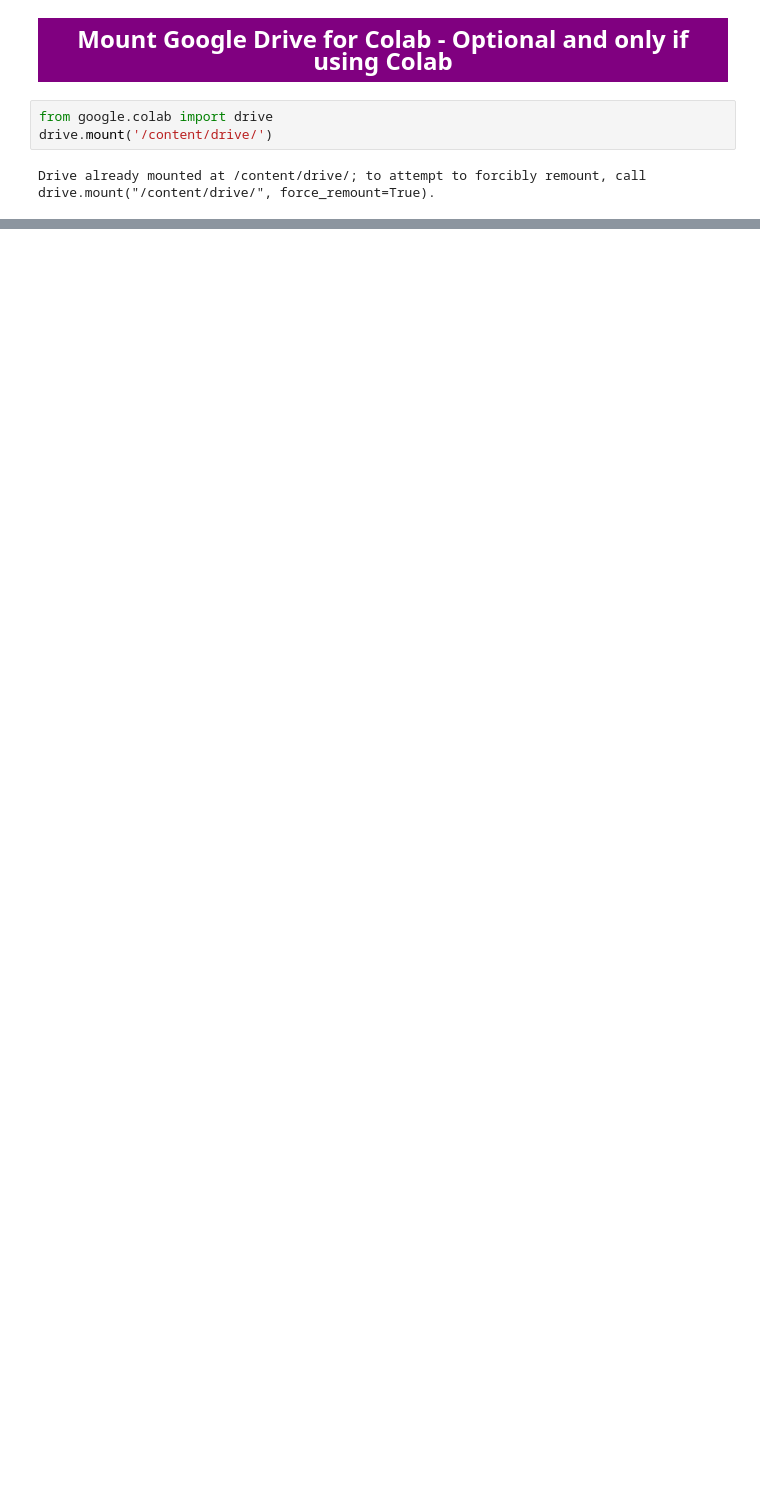
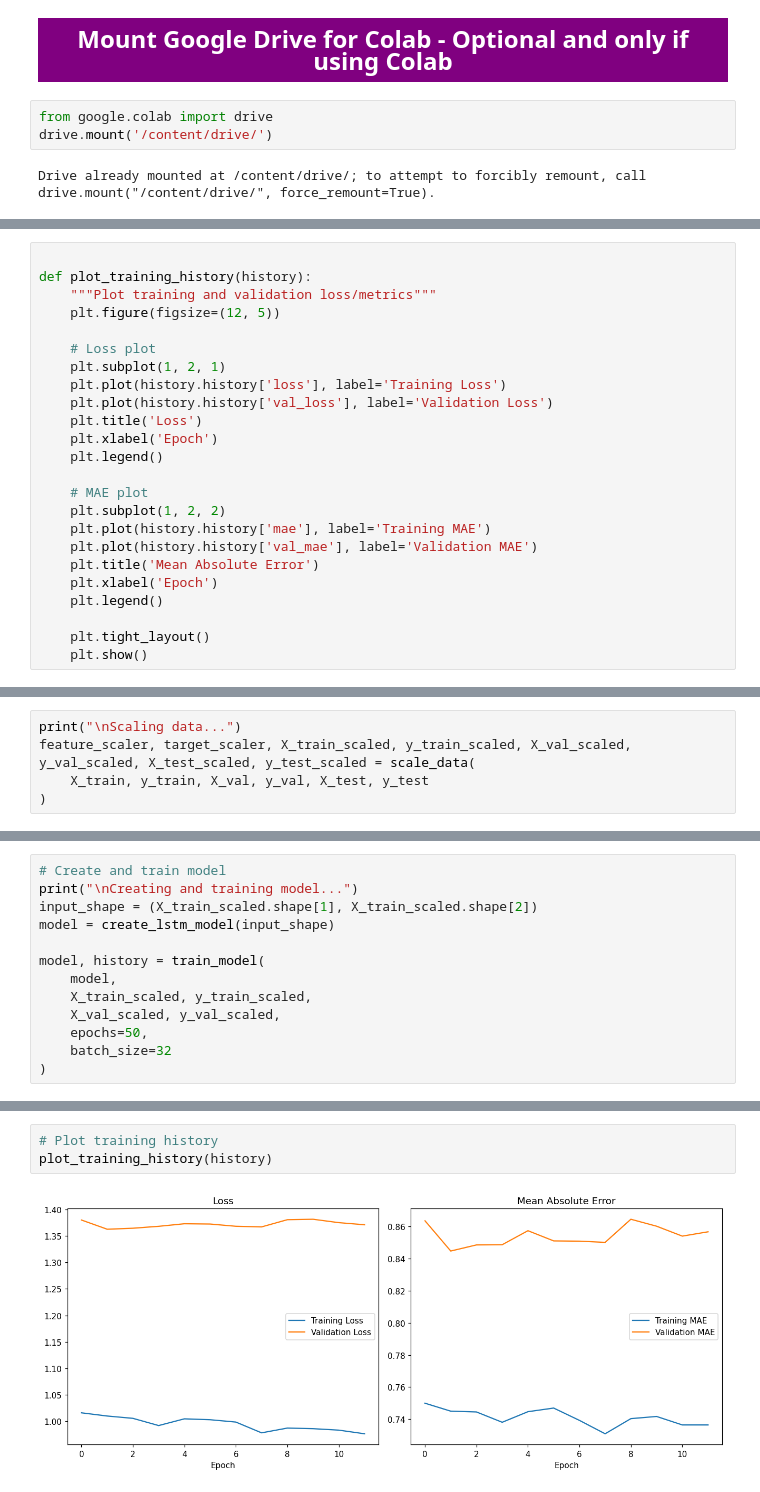
Before and after one commit to mafiat/CSCA-5642-Introduction-to-Deep-Learning-Final-Project, a Jupyter notebook: CSCA-5642-Introduction-to-Deep-Learning-Final-Project.ipynb, the cells around one changed output, grey strips where cells are left out. Cells and saved outputs as stored; diff of their text form; blank space fills up the shorter version.

```diff
--- a/CSCA-5642-Introduction-to-Deep-Learning-Final-Project.ipynb
+++ b/CSCA-5642-Introduction-to-Deep-Learning-Final-Project.ipynb
@@ -622,0 +1115,24 @@ Failed to get data. Exiting.
+# %%
+
+def plot_training_history(history):
+    """Plot training and validation loss/metrics"""
+    plt.figure(figsize=(12, 5))
+
+    # Loss plot
+    plt.subplot(1, 2, 1)
+    plt.plot(history.history['loss'], label='Training Loss')
+    plt.plot(history.history['val_loss'], label='Validation Loss')
+    plt.title('Loss')
+    plt.xlabel('Epoch')
+    plt.legend()
+
+    # MAE plot
+    plt.subplot(1, 2, 2)
+    plt.plot(history.history['mae'], label='Training MAE')
+    plt.plot(history.history['val_mae'], label='Validation MAE')
+    plt.title('Mean Absolute Error')
+    plt.xlabel('Epoch')
+    plt.legend()
+
+    plt.tight_layout()
+    plt.show()
@@ -622,0 +1450,5 @@ Failed to get data. Exiting.
+# %%
+print("\nScaling data...")
+feature_scaler, target_scaler, X_train_scaled, y_train_scaled, X_val_scaled, y_val_scaled, X_test_scaled, y_test_scaled = scale_data(
+    X_train, y_train, X_val, y_val, X_test, y_test
+)
@@ -622,0 +1458,13 @@ Failed to get data. Exiting.
+# %%
+# Create and train model
+print("\nCreating and training model...")
+input_shape = (X_train_scaled.shape[1], X_train_scaled.shape[2])
+model = create_lstm_model(input_shape)
+
+model, history = train_model(
+    model,
+    X_train_scaled, y_train_scaled,
+    X_val_scaled, y_val_scaled,
+    epochs=50,
+    batch_size=32
+)
@@ -622,0 +1491,5 @@ Failed to get data. Exiting.
+# %%
+# Plot training history
+plot_training_history(history)
+# %% [output]
+[figure, added]
```
Also changed, not shown: parts of 49 cells of this notebook, 11 other files.
